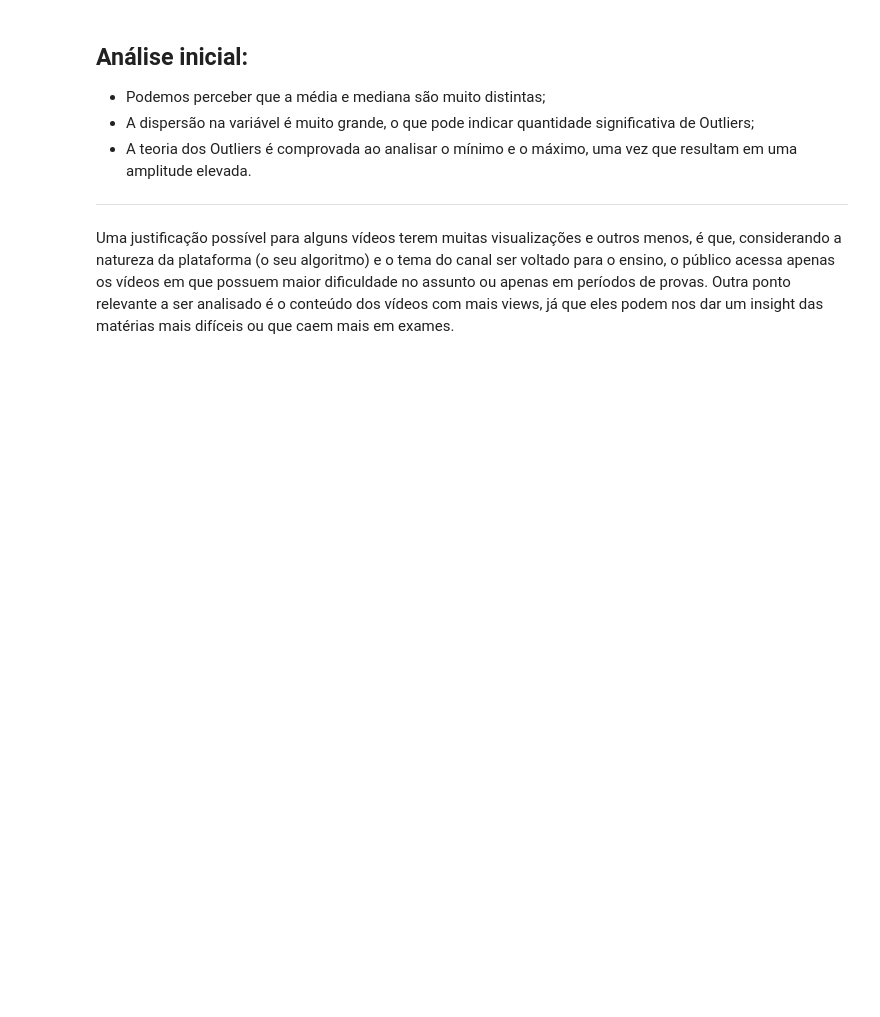
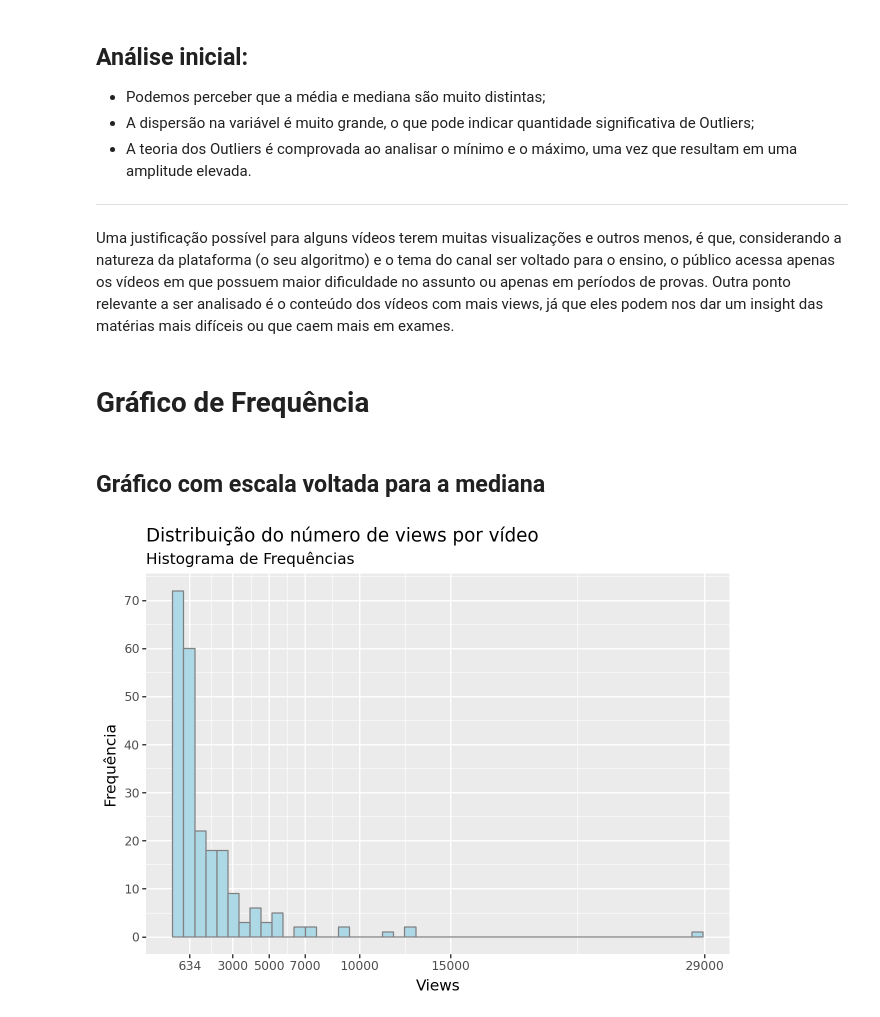
Before and after one commit to GiantMazelliWasHere/dados_youtubeTHM, a Jupyter notebook: views_youtube_THM.IPYNB, the cells around one changed output. Cells and saved outputs as stored; diff of their text form; code cells hidden in the pictures; blank space fills up the shorter version.

```diff
--- a/views_youtube_THM.IPYNB
+++ b/views_youtube_THM.IPYNB
@@ -104,3 +106,15 @@ result.round(0).transpose()
 ***
 
 Uma justificação possível para alguns vídeos terem muitas visualizações e outros menos, é que, considerando a natureza da plataforma (o seu algoritmo) e o tema do canal ser voltado para o ensino, o público acessa apenas os vídeos em que possuem maior dificuldade no assunto ou apenas em períodos de provas. Outra ponto relevante a ser analisado é o conteúdo dos vídeos com mais views, já que eles podem nos dar um insight das matérias mais difíceis ou que caem mais em exames.
+# %% [markdown]
+# Gráfico de Frequência
+# %% [markdown]
+## Gráfico com escala voltada para a mediana
+# %%
+(ggplot(df_filtrado,aes(x='views'))+geom_histogram(fill='lightblue',colour='gray')+
+ scale_x_continuous(breaks=[634, 3000, 5000, 7000, 10000, 15000, 29000])+
+ scale_y_continuous(breaks=[0, 10, 20, 30, 40, 50, 60, 70, 80, 90, 100])+
+ labs(x='Views',y='Frequência',title='Distribuição do número de views por vídeo',subtitle='Histograma de Frequências')
+ )
+# %% [output]
+[figure, added]
```
Also changed, not shown: parts of 17 cells of this notebook, 1 other file.
